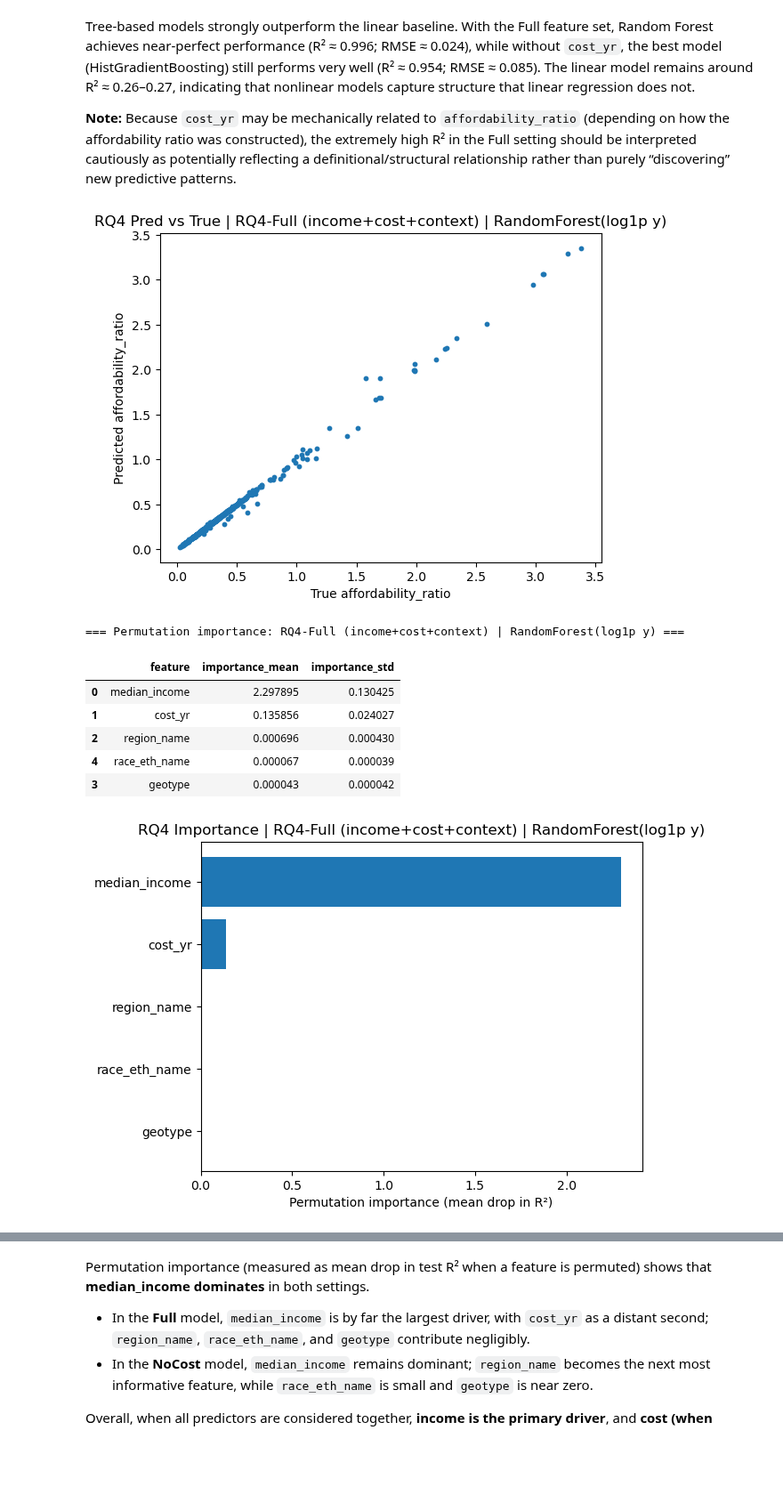
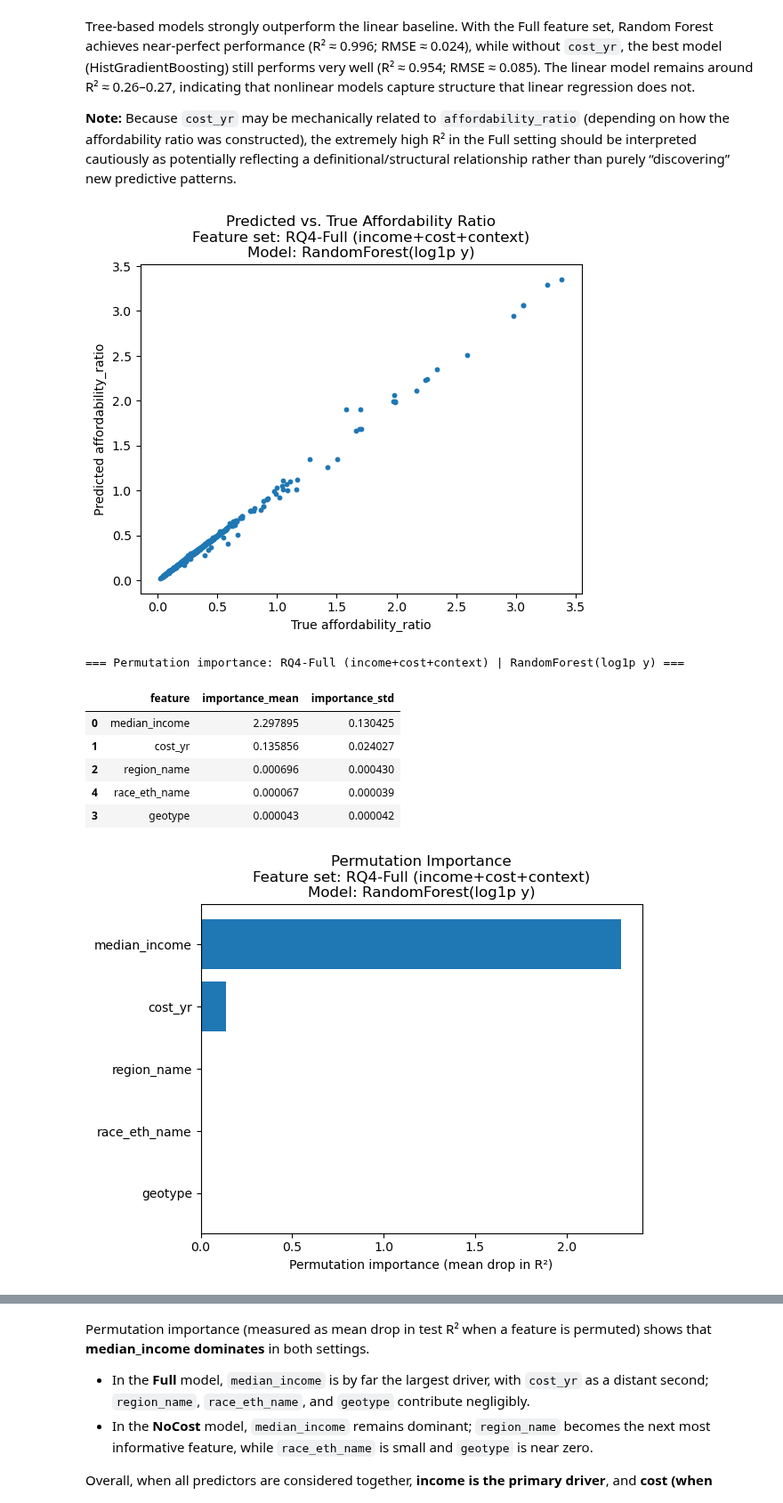
Before and after one commit to UCB-stat-159-f25/final-group18, a Jupyter notebook: model_rq4.ipynb, the cells around one changed output, grey strips where cells are left out. Shown at 89% size. Cells and saved outputs as stored; diff of their text form; code cells hidden in the pictures; blank space fills up the shorter version.

Commit message:
Modified plot title & added ai documentation

```diff
--- a/model_rq4.ipynb
+++ b/model_rq4.ipynb
@@ -184,7 +184,12 @@ for fs_name, feats in feature_sets.items():
     plt.scatter(y_test, preds, s=10)
     plt.xlabel("True affordability_ratio")
     plt.ylabel("Predicted affordability_ratio")
-    plt.title(f"RQ4 Pred vs True | {fs_name} | {best_model_name}")
+    plt.title(
+    f"Predicted vs. True Affordability Ratio\n"
+    f"Feature set: {fs_name}\n"
+    f"Model: {best_model_name}"
+)
+
     fig_path = FIG_DIR / f"rq4_pred_vs_true__{fs_name.split()[0].lower()}__{best_model_name.split('(')[0].lower()}.png"
     plt.savefig(fig_path, dpi=150, bbox_inches="tight")
     plt.show()
@@ -193,35 +198,39 @@ for fs_name, feats in feature_sets.items():
     imp = permutation_importance(
         best,
         Xte,
         y_test,
         n_repeats=20,
         random_state=RANDOM_STATE,
         n_jobs=-1,
         scoring="r2"
     )
 
     imp_df = pd.DataFrame({
         "feature": Xte.columns,
         "importance_mean": imp.importances_mean,
         "importance_std": imp.importances_std,
     }).sort_values("importance_mean", ascending=False)
 
     print("\n=== Permutation importance:", fs_name, "|", best_model_name, "===\n")
     display(imp_df)
 
     # Save + plot
     out_csv = OUT_DIR / f"rq4_perm_importance__{fs_name.split()[0].lower()}__{best_model_name.split('(')[0].lower()}.csv"
     imp_df.to_csv(out_csv, index=False)
 
     plt.figure()
     plt.barh(imp_df["feature"][::-1], imp_df["importance_mean"][::-1])
     plt.xlabel("Permutation importance (mean drop in R²)")
-    plt.title(f"RQ4 Importance | {fs_name} | {best_model_name}")
+    plt.title(
+    f"Permutation Importance\n"
+    f"Feature set: {fs_name}\n"
+    f"Model: {best_model_name}"
+    )
     out_fig = FIG_DIR / f"rq4_perm_importance__{fs_name.split()[0].lower()}__{best_model_name.split('(')[0].lower()}.png"
     plt.savefig(out_fig, dpi=150, bbox_inches="tight")
     plt.show()
 # %% [output]
-[figure, old version]
+[figure, new version]
 === Permutation importance: RQ4-Full (income+cost+context) | RandomForest(log1p y) ===
 |  | feature | importance_mean | importance_std |
 | 0 | median_income | 2.297895 | 0.130425 |
@@ -229,4 +238,4 @@ for fs_name, feats in feature_sets.items():
 | 2 | region_name | 0.000696 | 0.000430 |
 | 4 | race_eth_name | 0.000067 | 0.000039 |
 | 3 | geotype | 0.000043 | 0.000042 |
-[figure, old version]
+[figure, new version]
```
Also changed, not shown: parts of 1 cell of this notebook, 9 other files.
